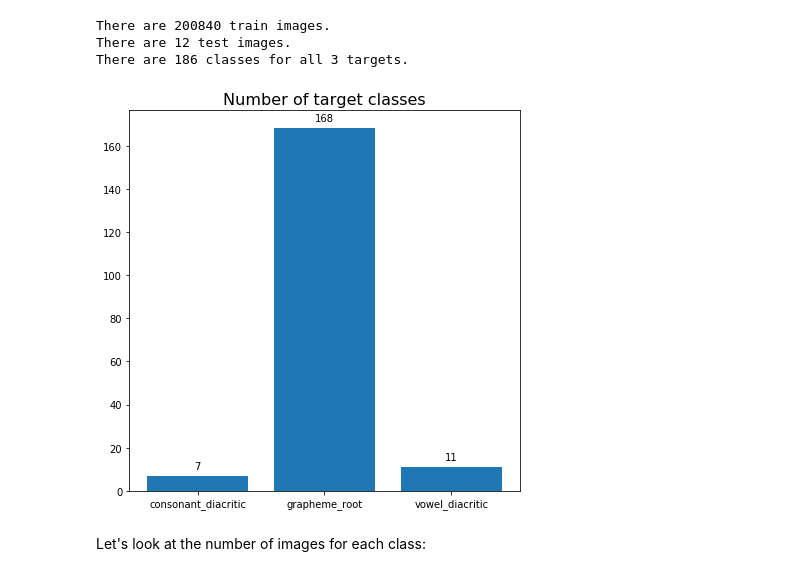
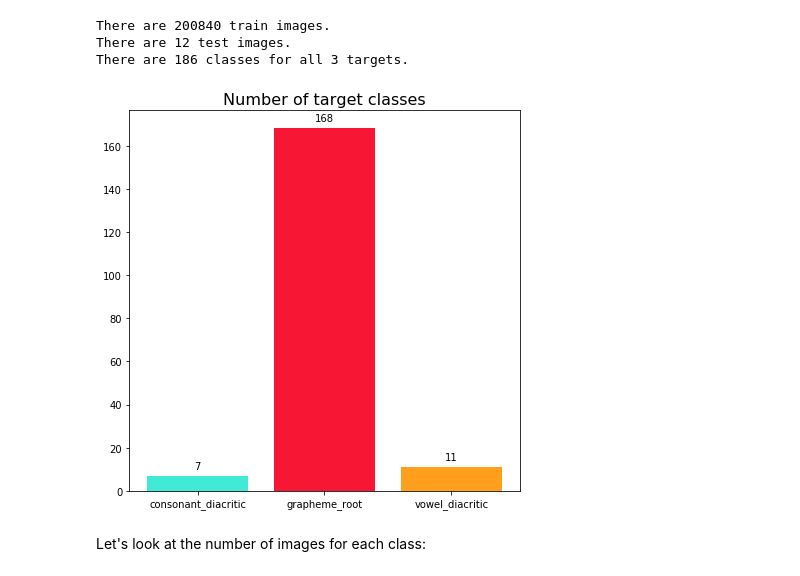
Before and after one commit to Lexie88rus/Bengali_AI_Competition, a Jupyter notebook: bengali-ai-eda.ipynb, the cells around one changed output. Cells and saved outputs as stored; diff of their text form; code cells hidden in the pictures.

```diff
--- a/bengali-ai-eda.ipynb
+++ b/bengali-ai-eda.ipynb
@@ -89,13 +98,13 @@ def add_value_labels(ax, spacing=5):
 # %%
 # plot bar chart with the number of classes to predict
 fig, ax = plt.subplots(1,1,figsize=(7,7))
-plt.bar(range(0,len(n_classes.label.values)), n_classes.label.values)
+plt.bar(range(0,len(n_classes.label.values)), n_classes.label.values, color=['#41EAD4', '#F71735', '#FF9F1C'])
 plt.xticks(range(0,len(n_classes.label.values)), n_classes.index.values)
 plt.title('Number of target classes', fontsize=16)
 add_value_labels(ax)
 plt.show()
 # %% [output]
-[figure, old version]
+[figure, new version]
 # %% [markdown]
 Let's look at the number of images for each class:
 # %%
```
Also changed, not shown: parts of 24 cells of this notebook.
